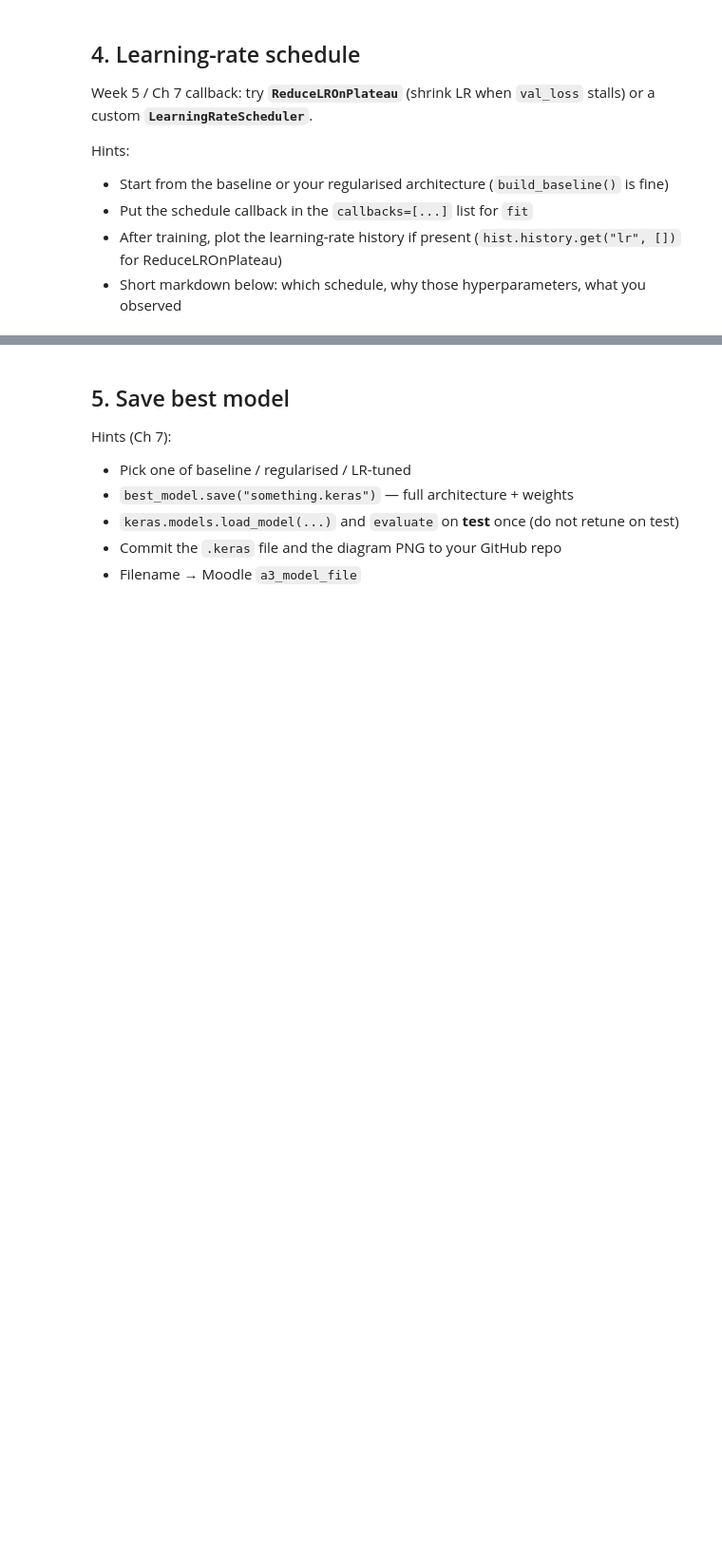
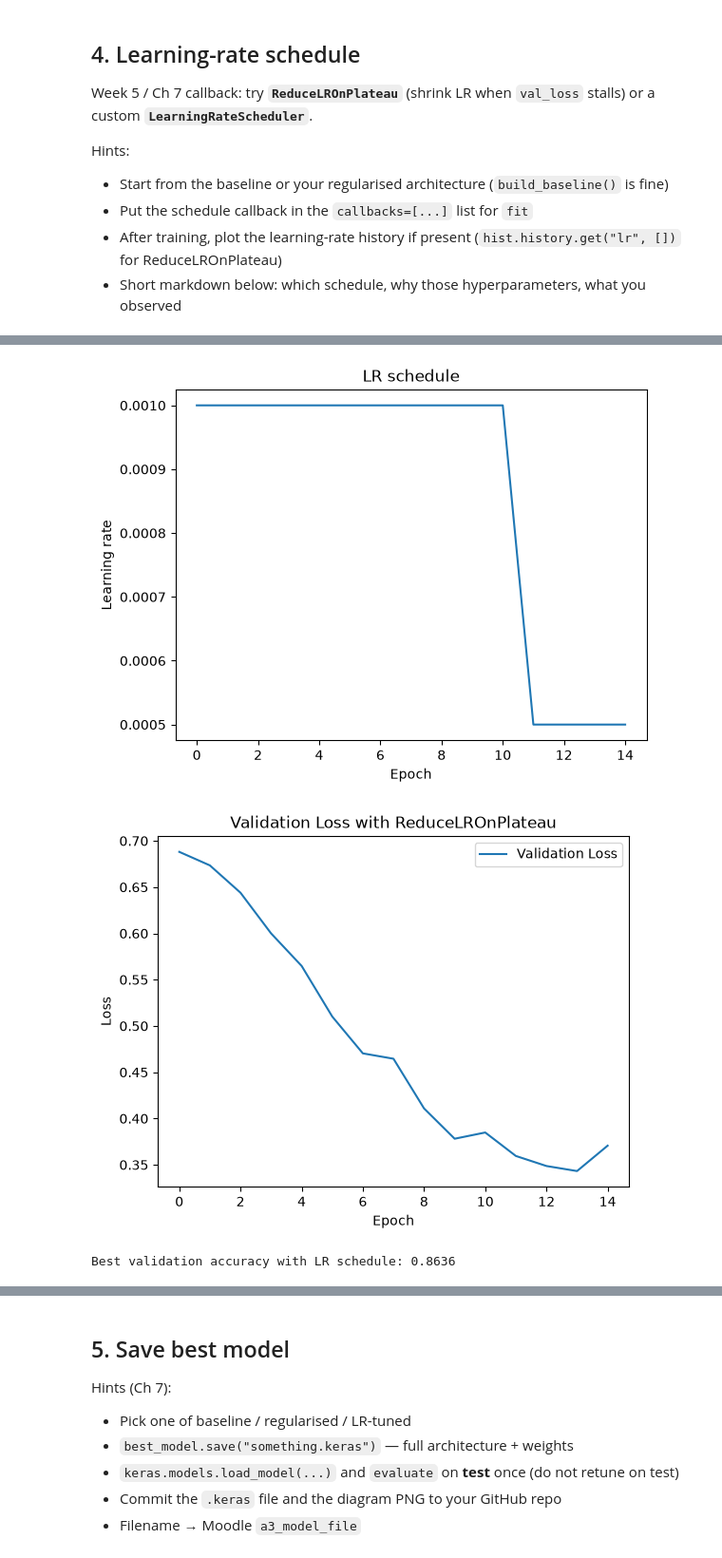
Before and after one commit to nsingh1811/DATAX504-nsingh1811, a Jupyter notebook: a3_regularisation.ipynb, the cells around one changed output, grey strips where cells are left out. Shown at 95% size. Saved outputs shown, nothing was run; the diff lists cells and outputs as text; code cells hidden in the pictures; blank space fills up the shorter version.

```diff
--- a/a3_regularisation.ipynb
+++ b/a3_regularisation.ipynb
@@ -54,14 +54,14 @@ max_len = 500
 (x_train, y_train), (x_test, y_test) = keras.datasets.imdb.load_data(num_words=max_features)
 
 # TODO: pad sequences so every review has length max_len
-x_train = None  # pad_sequences(...)
-x_test = None
+x_train = keras.utils.pad_sequences(x_train, maxlen=max_len)  # pad_sequences(...)
+x_test = keras.utils.pad_sequences(x_test, maxlen=max_len)
 
 # TODO: validation split — first 10_000 samples for val, remainder for train
-x_val = None
-y_val = None
-x_train = None
-y_train = None
+x_val = x_train[:10000]
+y_val = y_train[:10000]
+x_train = x_train[10000:]
+y_train = y_train[10000:]
 
 print("train:", getattr(x_train, "shape", None), getattr(y_train, "shape", None))
 print("val:  ", getattr(x_val, "shape", None), getattr(y_val, "shape", None))
@@ -217,25 +312,39 @@ Hints:
 - Short markdown below: which schedule, why those hyperparameters, what you observed
 # %%
 lr_model = build_baseline()  # or rebuild your regularised architecture
+# TODO: choose one schedule callback, e.g.
+lr_cb = callbacks.ReduceLROnPlateau(
+  monitor="val_loss", factor=0.5, patience=1, min_lr=1e-6, verbose=1
+)
 
-# TODO: choose one schedule callback, e.g.
-# lr_cb = callbacks.ReduceLROnPlateau(
-#     monitor="val_loss", factor=0.5, patience=1, min_lr=1e-6, verbose=1
-# )
-
-# hist_lr = lr_model.fit(
-#     x_train, y_train,
-#     epochs=...,
-#     batch_size=...,
-#     validation_data=(x_val, y_val),
-#     callbacks=[lr_cb],  # may combine with EarlyStopping
-#     verbose=1,
-# )
+hist_lr = lr_model.fit(
+     x_train, y_train,
+     epochs=15,
+     batch_size=512,
+     validation_data=(x_val, y_val),
+     callbacks=[lr_cb], # may combine with EarlyStopping
+     verbose=1,
+ )
 
 # TODO: plot LR vs epoch when the history key exists
-# lrs = hist_lr.history.get("lr", [])
-# plt.plot(lrs)
-# plt.xlabel("Epoch")
-# plt.ylabel("Learning rate")
-# plt.title("LR schedule")
-# plt.show()
+ # lrs = hist_lr.history.get("learning_rate", hist_lr.history.get("lr", []))
+lrs = hist_lr.history.get("learning_rate", hist_lr.history.get("lr", []))
+if len(lrs) > 0:
+  plt.plot(lrs)
+  plt.xlabel("Epoch")
+  plt.ylabel("Learning rate")
+  plt.title("LR schedule")
+  plt.show()
+else:
+    print("Learning-rate history was not stored in hist_lr.history.")
+
+plt.plot(hist_lr.history["val_loss"], label="Validation Loss")
+plt.xlabel("Epoch")
+plt.ylabel("Loss")
+plt.title("Validation Loss with ReduceLROnPlateau")
+plt.legend()
+plt.show()
+
+lr_best_val_acc = max(hist_lr.history["val_accuracy"])
+print(f"Best validation accuracy with LR schedule: {lr_best_val_acc:.4f}")
+# %% [output]
@@ -242 +368,4 @@ lr_model = build_baseline()  # or rebuild your regularised architecture
+[figure, added]
+[figure, added]
+Best validation accuracy with LR schedule: 0.8636
 # %% [markdown]
```
Also changed, not shown: parts of 9 cells of this notebook, 4 other files.
